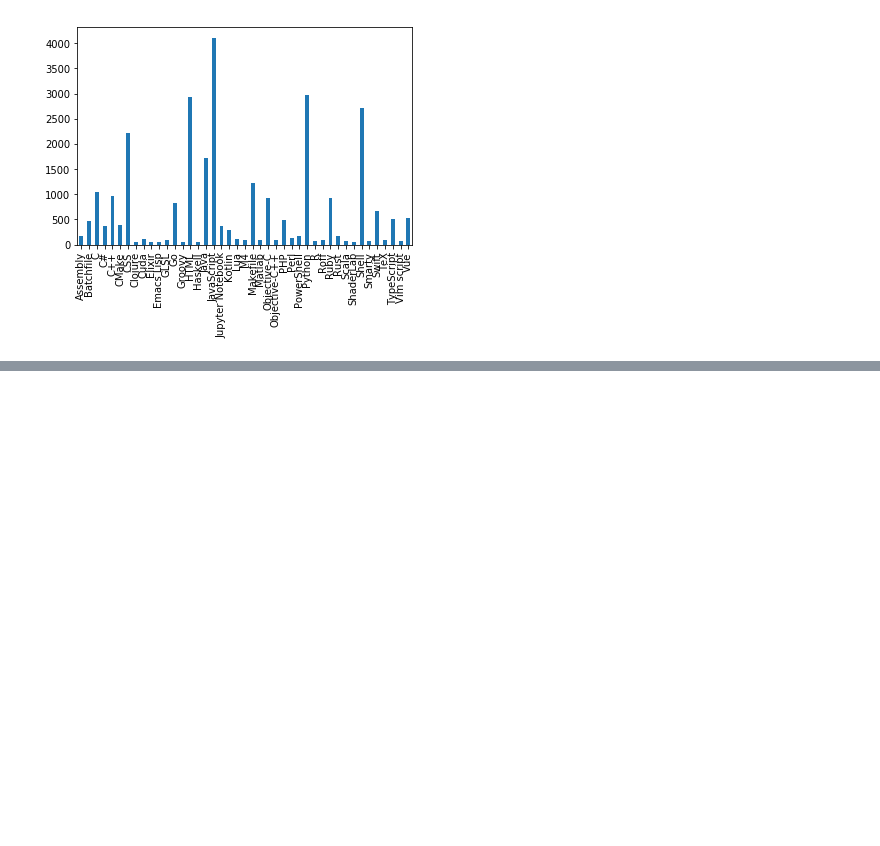
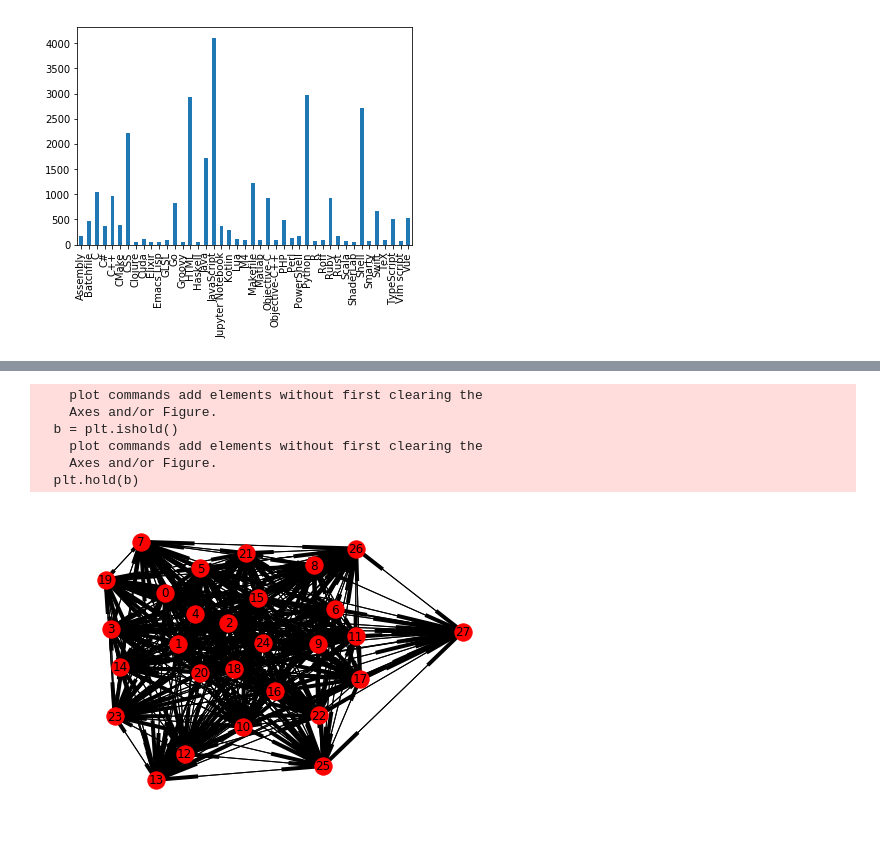
Before and after one commit to wxhan0128/GitHub-Data-Analysis, a Jupyter notebook: languages.ipynb, the cells around one changed output, grey strips where cells are left out. Cells and saved outputs as stored; diff of their text form; code cells hidden in the pictures; blank space fills up the shorter version.

```diff
--- a/languages.ipynb
+++ b/languages.ipynb
@@ -231,0 +279,12 @@ Vue                  60      2          17  536
+# %%
+G = nx.from_numpy_matrix(df_overlap_std.values, parallel_edges=True,create_using=nx.MultiDiGraph())
+nx.draw(G, with_labels=True)
+plt.show()
+# %% [output]
+    plot commands add elements without first clearing the
+    Axes and/or Figure.
+  b = plt.ishold()
+    plot commands add elements without first clearing the
+    Axes and/or Figure.
+  plt.hold(b)
+[figure, added]
```
Also changed, not shown: parts of 8 cells of this notebook.
